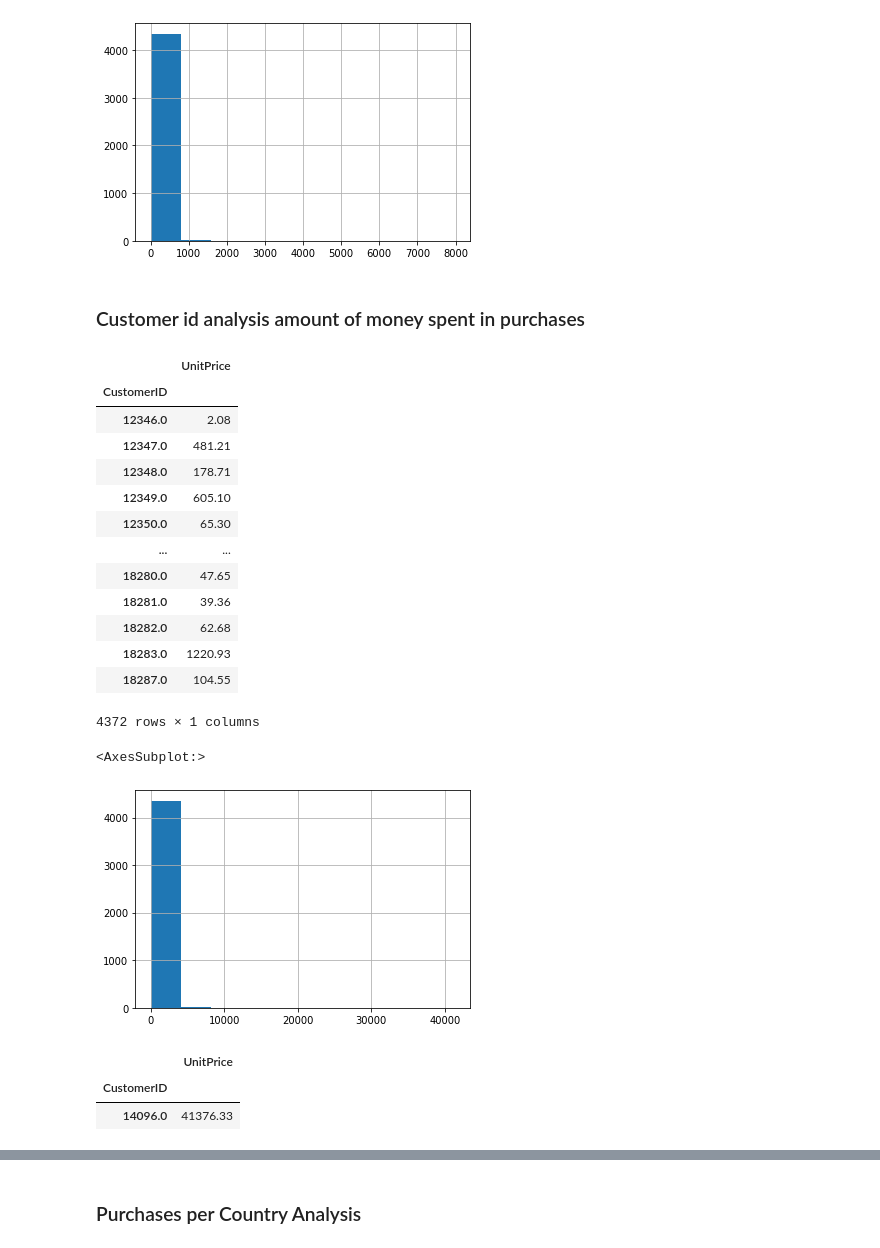
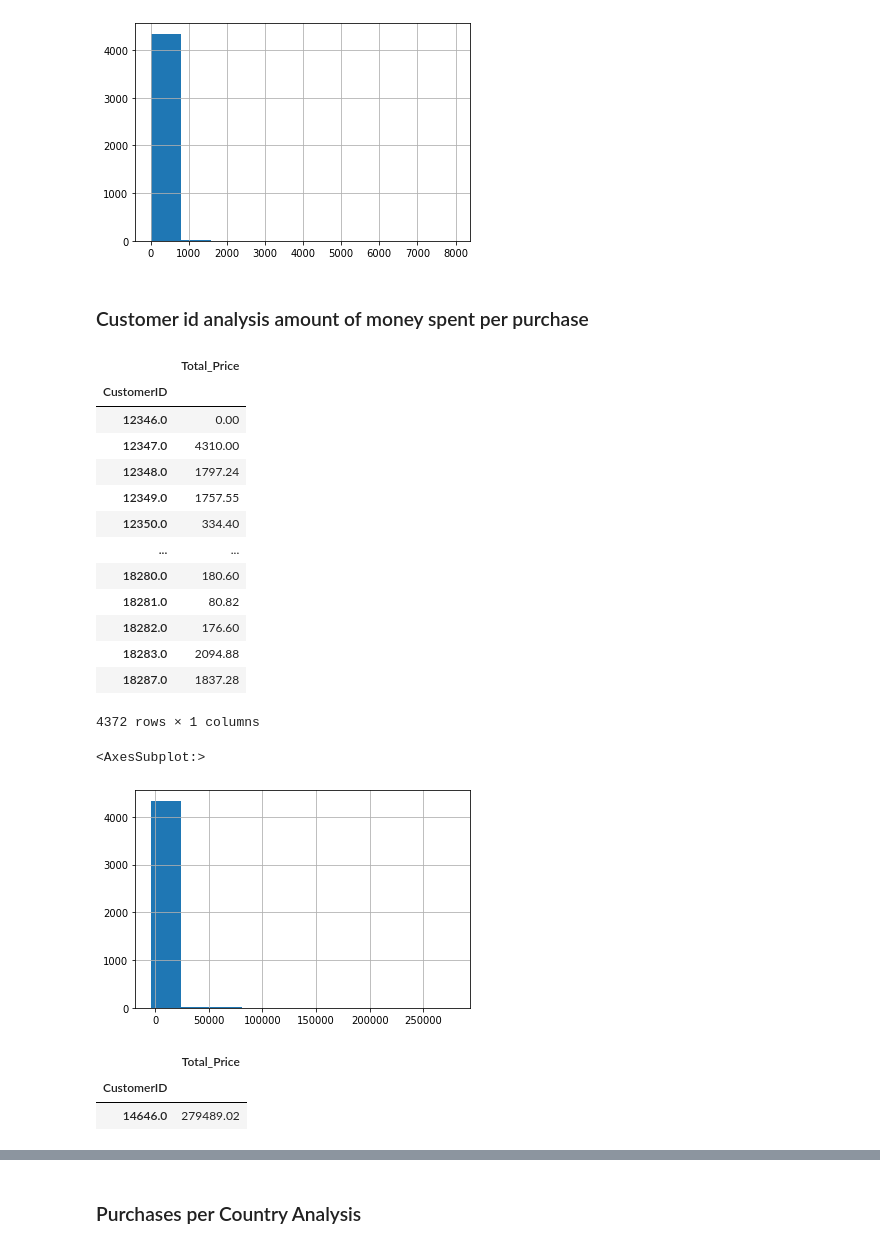
Before and after one commit to nonameforpirate/businessAnalysis, a Jupyter notebook: BusinessAnalysis.ipynb, the cells around one changed output, grey strips where cells are left out. Saved outputs shown, nothing was run; the diff lists cells and outputs as text; code cells hidden in the pictures.

```diff
--- a/BusinessAnalysis.ipynb
+++ b/BusinessAnalysis.ipynb
@@ -41,4 +41,6 @@ data_original
 541909 rows × 8 columns
 # %% [markdown]
 # Descriptive Analytics
+# %%
+data_original['Total_Price'] = data_original['Quantity'] * data_original['UnitPrice']
 # %%
@@ -184,7 +202,7 @@ grp_invoice['UnitPrice'].quantile(0.75) - grp_invoice['UnitPrice'].quantile(0.25
 # %% [markdown]
 ### Customer id analysis amount of purchases
 # %%
-customer_purchase = data_original[['CustomerID','UnitPrice']]
+customer_purchase = data_original[['CustomerID','Total_Price']]
 # %%
 customer_purchase
 # %% [output]
@@ -268,40 +286,40 @@ number_purchases_per_customer.hist()
 <AxesSubplot:>
 [figure]
 # %% [markdown]
- ### Customer id analysis amount of money spent in purchases
+ ### Customer id analysis amount of money spent per purchase
 # %%
 customer_spent = customer_purchase.groupby('CustomerID').agg(sum)
 # %%
-customer_spent.columns = ['UnitPrice']
+customer_spent.columns = ['Total_Price']
 # %%
 customer_spent
 # %% [output]
-|  | UnitPrice |
+|  | Total_Price |
 | CustomerID |  |
-| 12346.0 | 2.08 |
-| 12347.0 | 481.21 |
-| 12348.0 | 178.71 |
-| 12349.0 | 605.10 |
-| 12350.0 | 65.30 |
+| 12346.0 | 0.00 |
+| 12347.0 | 4310.00 |
+| 12348.0 | 1797.24 |
+| 12349.0 | 1757.55 |
+| 12350.0 | 334.40 |
 | ... | ... |
-| 18280.0 | 47.65 |
-| 18281.0 | 39.36 |
-| 18282.0 | 62.68 |
-| 18283.0 | 1220.93 |
-| 18287.0 | 104.55 |
+| 18280.0 | 180.60 |
+| 18281.0 | 80.82 |
+| 18282.0 | 176.60 |
+| 18283.0 | 2094.88 |
+| 18287.0 | 1837.28 |
 4372 rows × 1 columns
 # %%
 #amount of money spent per customer distribution. It has a skewed distribution to the left.
-customer_spent['UnitPrice'].hist()
+customer_spent['Total_Price'].hist()
 # %% [output]
 <AxesSubplot:>
-[figure, old version]
+[figure, new version]
 # %%
 #The highest amount of money spent per customer.
-customer_spent[customer_spent['UnitPrice'] == customer_spent['UnitPrice'].max()]
+customer_spent[customer_spent['Total_Price'] == customer_spent['Total_Price'].max()]
 # %% [output]
-|  | UnitPrice |
+|  | Total_Price |
 | CustomerID |  |
-| 14096.0 | 41376.33 |
+| 14646.0 | 279489.02 |
 # %%
 #The least amount of money spent per customer.
```
Also changed, not shown: parts of 65 cells of this notebook.
